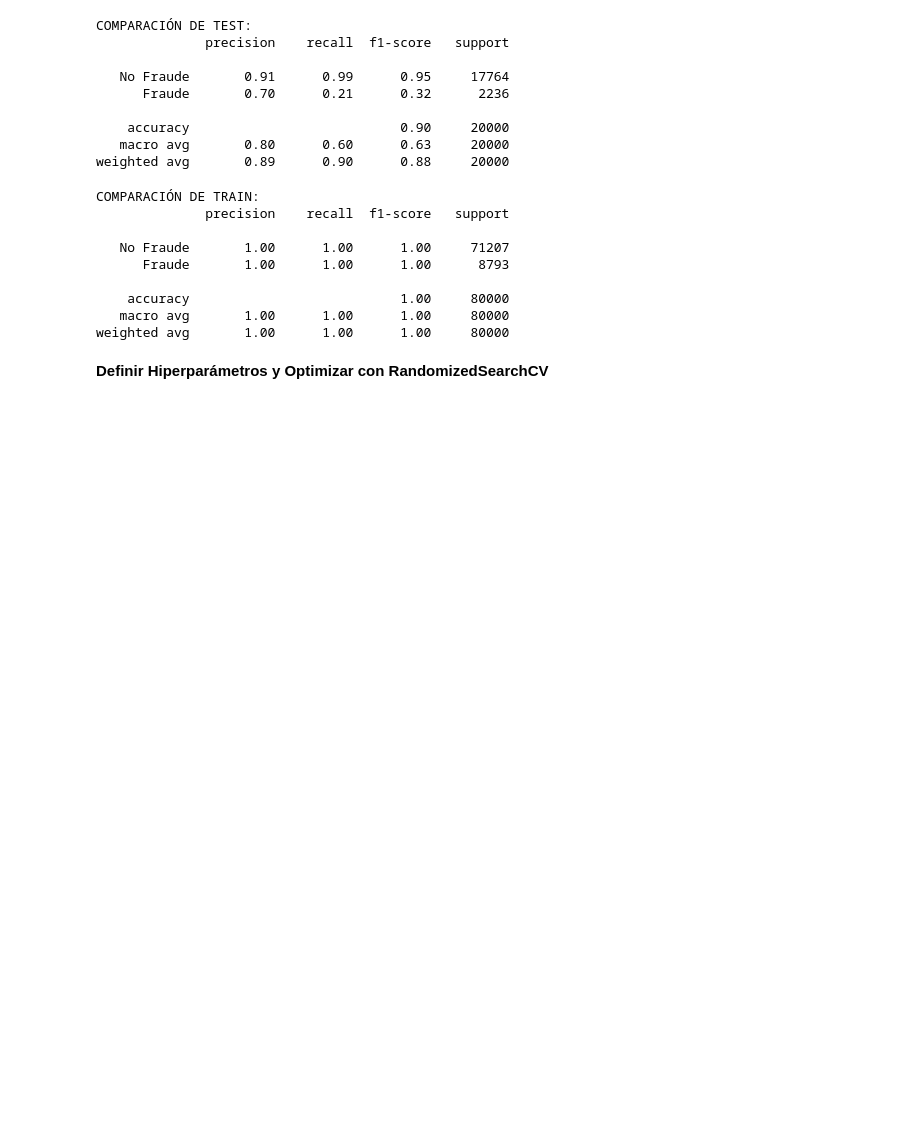
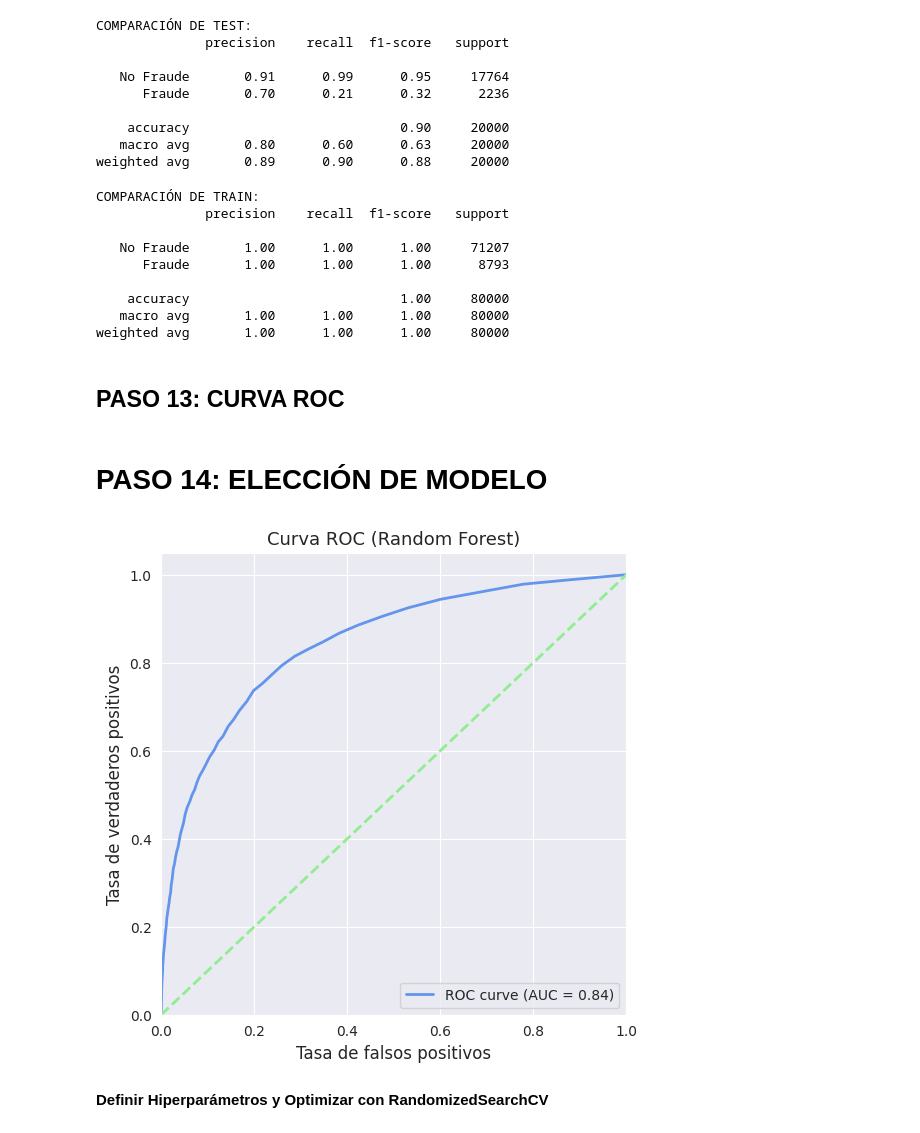
Before and after one commit to Jorge3127/DETECCION-FRAUDE-BANCARIO, a Jupyter notebook: models/RANDOM_FOREST.ipynb, the cells around one changed output. Saved outputs shown, nothing was run; the diff lists cells and outputs as text; code cells hidden in the pictures; blank space fills up the shorter version.

```diff
--- a/models/RANDOM_FOREST.ipynb
+++ b/models/RANDOM_FOREST.ipynb
@@ -376,6 +376,55 @@ COMPARACIÓN DE TRAIN:
     accuracy                           1.00     80000
    macro avg       1.00      1.00      1.00     80000
 weighted avg       1.00      1.00      1.00     80000
+# %% [markdown]
+## **PASO 13: CURVA ROC**
+# %% [markdown]
+# **PASO 14: ELECCIÓN DE MODELO**
+# %%
+import pandas as pd
+import seaborn as sns
+import matplotlib.pyplot as plt
+from sklearn.metrics import roc_curve, auc
+
+def plot_roc_curve(model, X_test, y_test, model_name="Random Forest"):
+    """
+    Genera la Curva ROC con estilo mejorado y calcula el Área Bajo la Curva (AUC).
+    """
+    # Obtener probabilidades de predicción (segunda columna: clase positiva)
+    y_probs = model.predict_proba(X_test)[:, 1]
+
+    # Calcular la Curva ROC
+    fpr, tpr, _ = roc_curve(y_test, y_probs)
+    roc_auc = auc(fpr, tpr)
+
+    # Crear DataFrame para la gráfica
+    df_roc = pd.DataFrame({'FPR': fpr, 'TPR': tpr})
+
+    # Estilo de la gráfica
+    sns.set_style("darkgrid")  # Fondo gris estilo la imagen proporcionada
+    plt.figure(figsize=(6, 6))
+
+    # Línea ROC principal
+    sns.lineplot(x='FPR', y='TPR', data=df_roc, color='cornflowerblue', lw=2, label=f'ROC curve (AUC = {roc_auc:.2f})')
+
+    # Línea diagonal de referencia
+    plt.plot([0, 1], [0, 1], linestyle="--", color="lightgreen", lw=2)
+
+    # Ajustes de ejes y etiquetas
+    plt.xlim([0.0, 1.0])
+    plt.ylim([0.0, 1.05])
+    plt.xlabel('Tasa de falsos positivos', fontsize=12)
+    plt.ylabel('Tasa de verdaderos positivos', fontsize=12)
+    plt.title(f'Curva ROC ({model_name})', fontsize=13)
+    plt.legend(loc="lower right", fontsize=10)
+
+    # Mostrar la gráfica
+    plt.show()
+
+# Llamar a la función usando el modelo correcto
+plot_roc_curve(model1, X_test_sel, y_test, model_name="Random Forest")
+# %% [output]
+[figure, added]
 # %% [markdown]
 **Definir Hiperparámetros y Optimizar con RandomizedSearchCV**
 # %%
```
Also changed, not shown: 8 other files.
